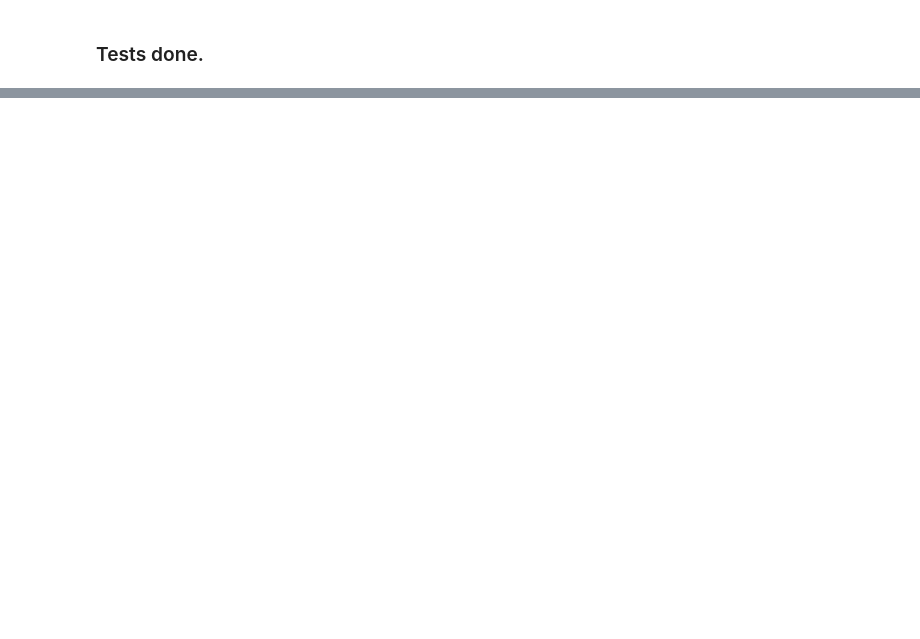
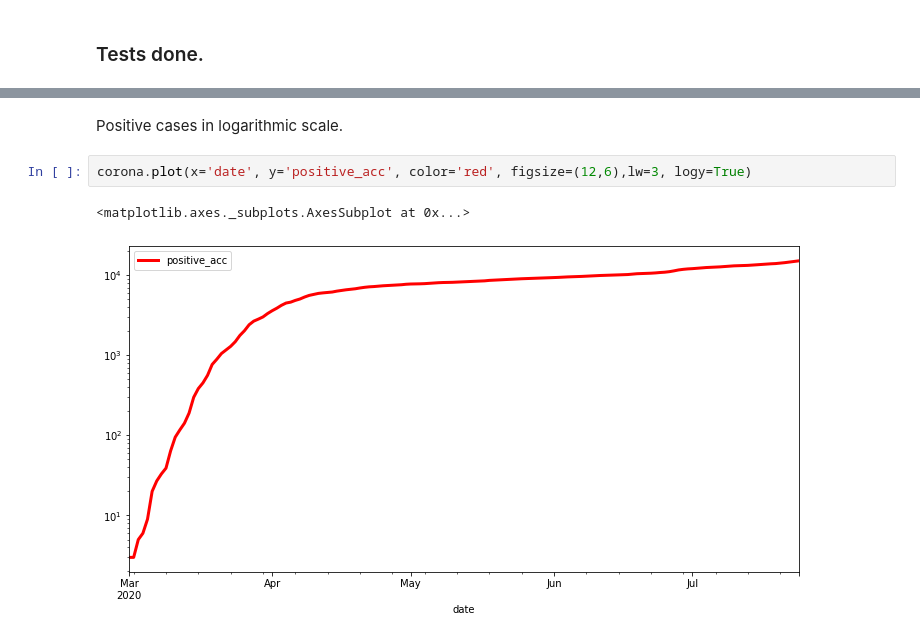
Before and after one commit to Gregofi/corona-czechia, a Jupyter notebook: corona.ipynb, the cells around one changed output, grey strips where cells are left out. Saved outputs shown, nothing was run; the diff lists cells and outputs as text; blank space fills up the shorter version.

```diff
--- a/corona.ipynb
+++ b/corona.ipynb
@@ -128,0 +162,7 @@ plt.show()
+# %% [markdown]
+Positive cases in logarithmic scale.
+# %%
+corona.plot(x='date', y='positive_acc', color='red', figsize=(12,6),lw=3, logy=True)
+# %% [output]
+<matplotlib.axes._subplots.AxesSubplot at 0x...>
+[figure, added]
```
Also changed, not shown: parts of 11 cells of this notebook.
